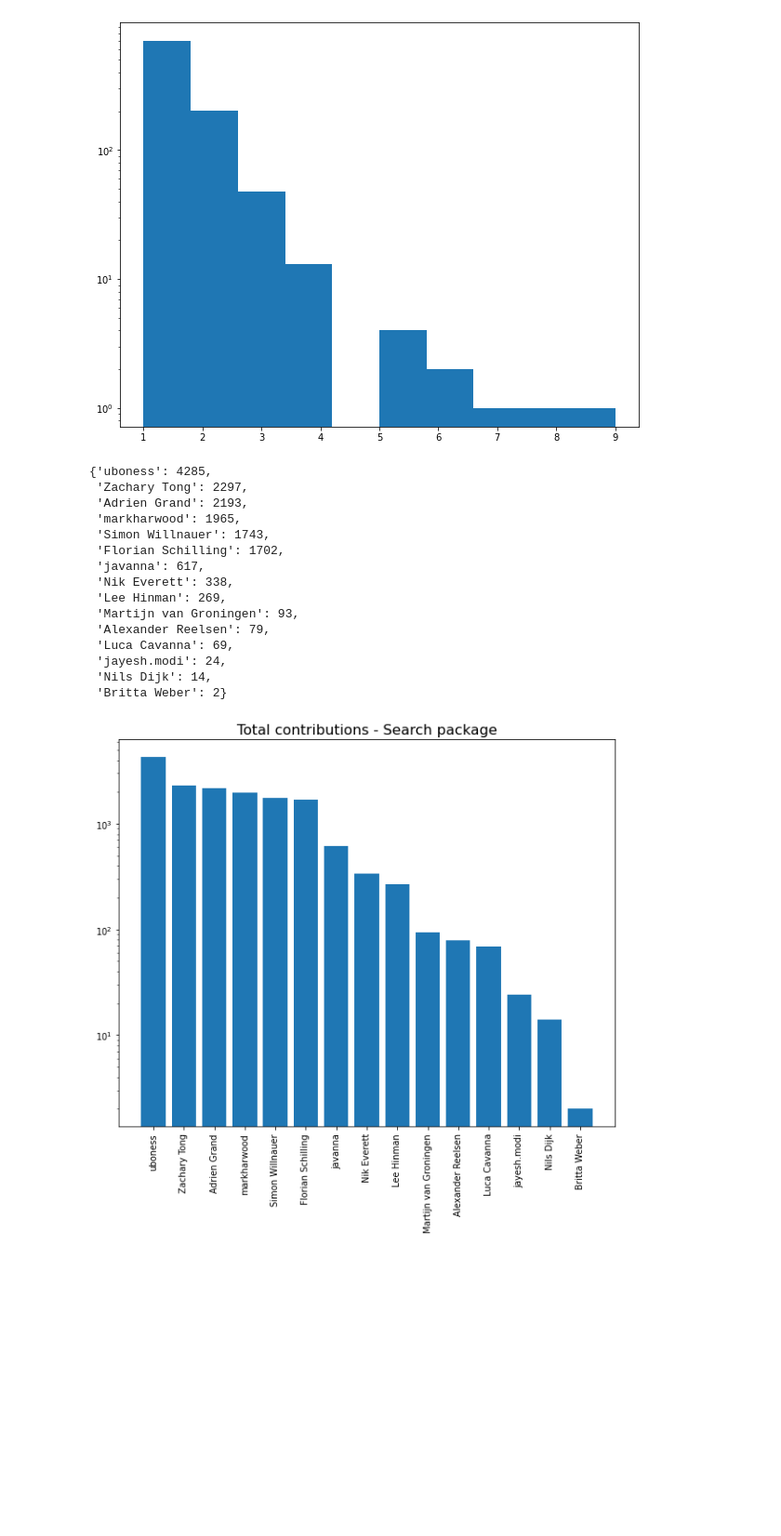
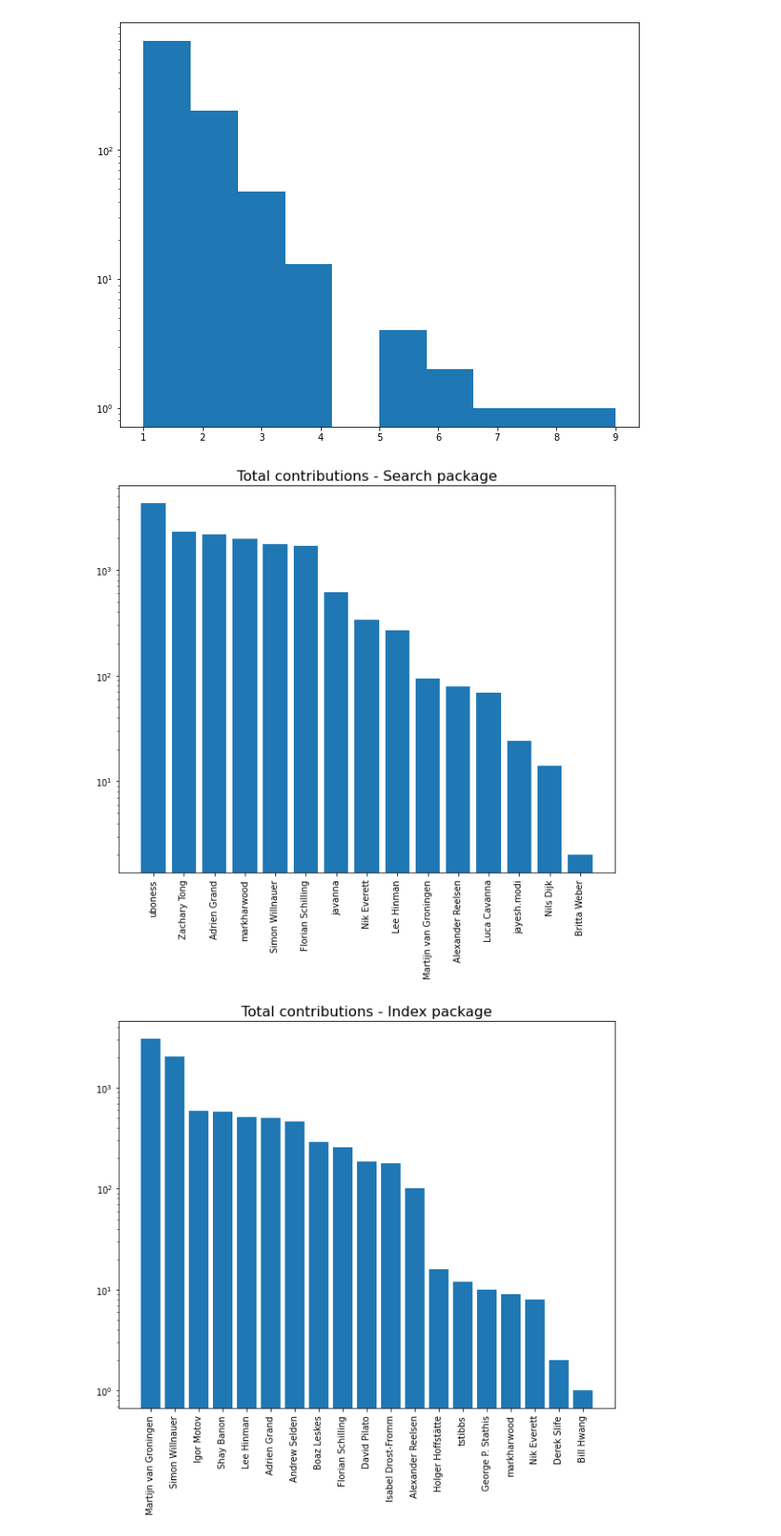
Before and after one commit to Shymsky/SOSY_SE, a Jupyter notebook: SOSY-SE2-EX1.ipynb, the cells around one changed output. Shown at 93% size. Cells and saved outputs as stored; diff of their text form; code cells hidden in the pictures; blank space fills up the shorter version.

```diff
--- a/SOSY-SE2-EX1.ipynb
+++ b/SOSY-SE2-EX1.ipynb
@@ -117,33 +120,28 @@ def get_modification_loc(operation, filepath):
 
     return {k: v for k, v in sorted(res.items(), key=lambda item: item[1], reverse=True)}
 # %%
+# we get the contributions for the three indicated packages
+
 filepath = "src\\main\\java\\org\\elasticsearch\\search"
+author_contributions_search = get_modification_loc(Modification.TOTAL, filepath)
 
-total_modification = get_modification_loc(Modification.TOTAL, filepath)
+filepath = "src\\main\\java\\org\\elasticsearch\\index"
+author_contributions_index = get_modification_loc(Modification.TOTAL, filepath)
+
+filepath = "src\\main\\java\\org\\elasticsearch\\action"
+author_contributions_action = get_modification_loc(Modification.TOTAL, filepath)
-# %%
-total_modification
-# %% [output]
-{'uboness': 4285,
- 'Zachary Tong': 2297,
- 'Adrien Grand': 2193,
- 'markharwood': 1965,
- 'Simon Willnauer': 1743,
- 'Florian Schilling': 1702,
- 'javanna': 617,
- 'Nik Everett': 338,
- 'Lee Hinman': 269,
- 'Martijn van Groningen': 93,
- 'Alexander Reelsen': 79,
- 'Luca Cavanna': 69,
- 'jayesh.modi': 24,
- 'Nils Dijk': 14,
- 'Britta Weber': 2}
 # %%
-plt.figure(figsize=(10,8))
-plt.title('Total contributions - Search package', fontsize=16)
-plt.bar(total_modification.keys(), total_modification.values())
-plt.yscale('log')
-plt.xticks(rotation='vertical')
-plt.show()
+def plot_author_contributions(author_contributions, title):
+    plt.figure(figsize=(10,8))
+    plt.title(title, fontsize=16)
+    plt.bar(author_contributions.keys(), author_contributions.values())
+    plt.yscale('log')
+    plt.xticks(rotation='vertical')
+    plt.show()
+
+plot_author_contributions(author_contributions_search, 'Total contributions - Search package')
+plot_author_contributions(author_contributions_index, 'Total contributions - Index package')
+plot_author_contributions(author_contributions_action, 'Total contributions - Action package')
 # %% [output]
 [figure]
+[figure, added]
```
Also changed, not shown: parts of 7 cells of this notebook.
